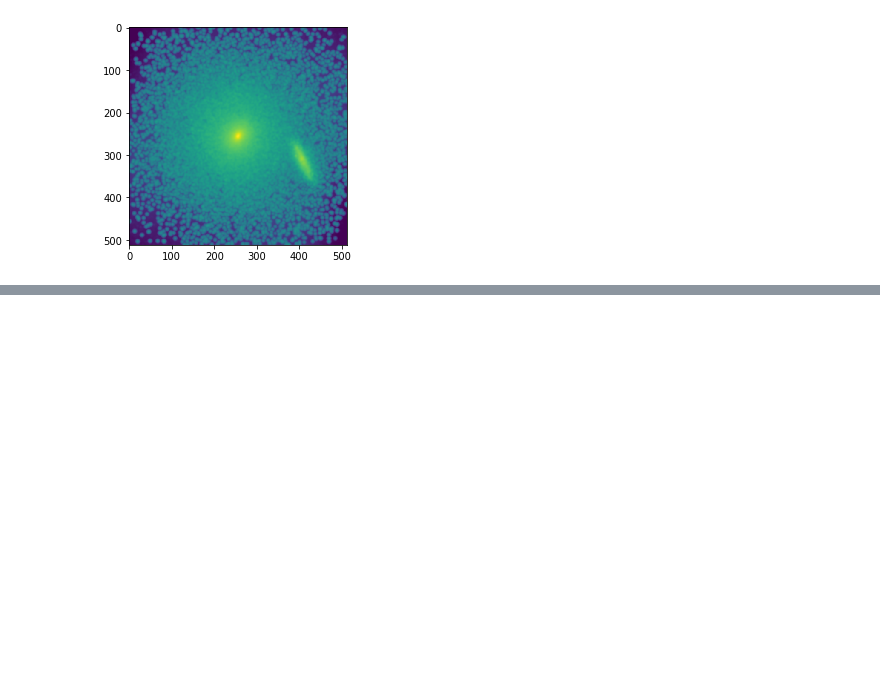
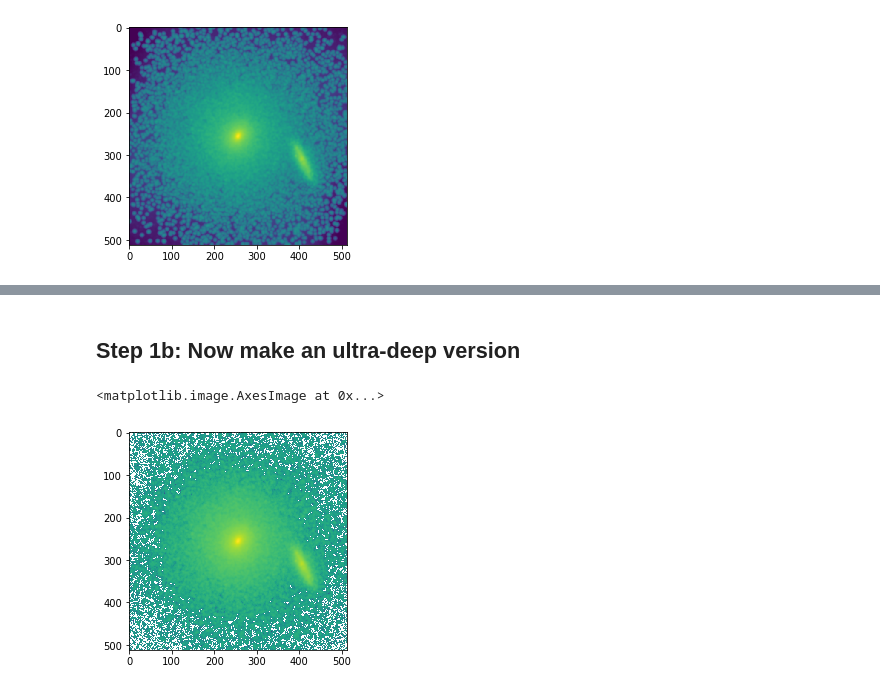
Before and after one commit to RaySSharma/CANDELS-Pipeline, a Jupyter notebook: ChoiSims_Mockdata_Pipeline_Example.ipynb, the cells around one changed output, grey strips where cells are left out. Saved outputs shown, nothing was run; the diff lists cells and outputs as text; code cells hidden in the pictures; blank space fills up the shorter version.

```diff
--- a/ChoiSims_Mockdata_Pipeline_Example.ipynb
+++ b/ChoiSims_Mockdata_Pipeline_Example.ipynb
@@ -67,0 +95,9 @@ No.    Name      Ver    Type      Cards   Dimensions   Format
+# %% [markdown]
+## Step 1b: Now make an ultra-deep version
+# %%
+ptm.add_simple_noise(ffout,sb_maglim=28.0,sb_label='28')
+fo=fits.open(ffout)
+pyplot.imshow(np.log10(fo['MockImage_SB28'].data))
+# %% [output]
+<matplotlib.image.AxesImage at 0x...>
+[figure, added]
```
Also changed, not shown: parts of 8 cells of this notebook, 1 other file.
